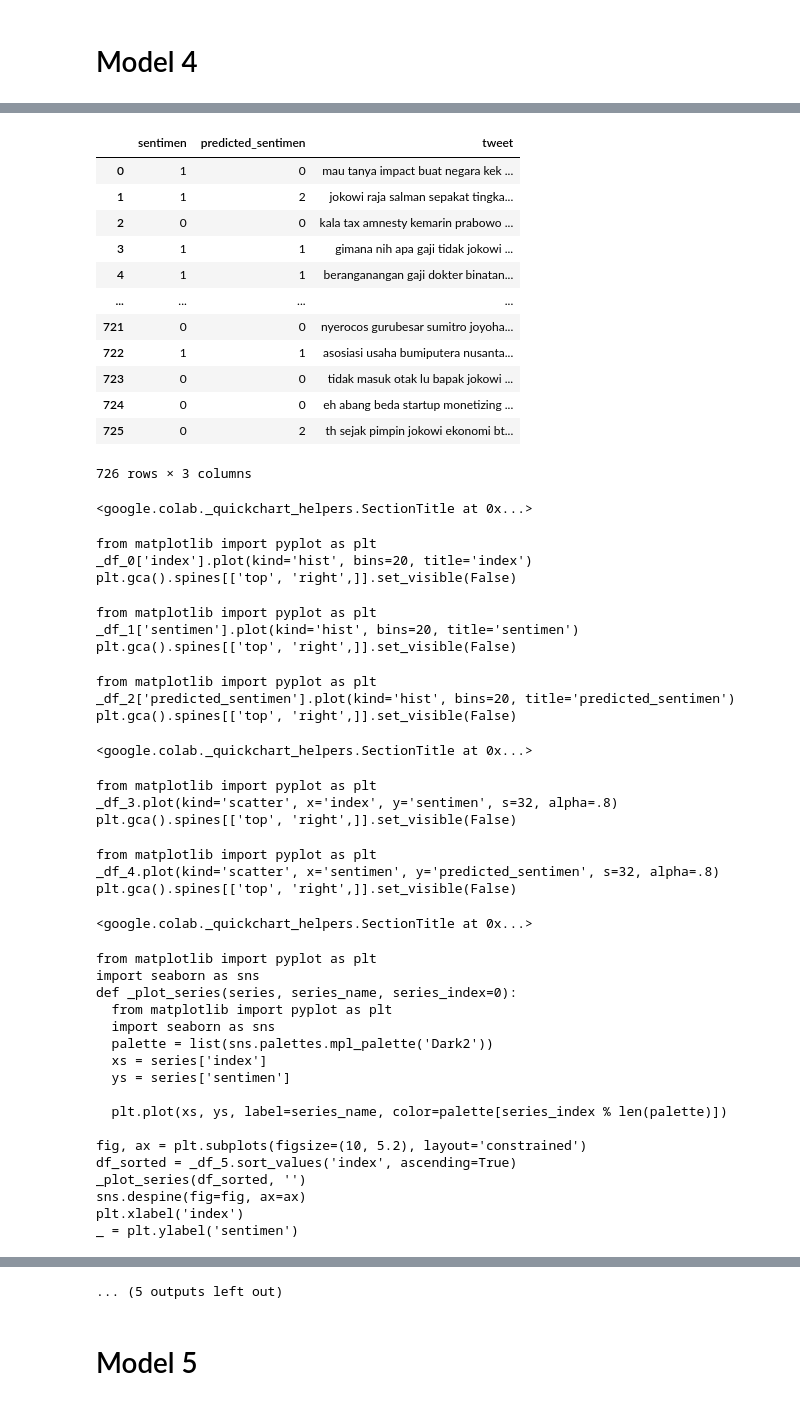
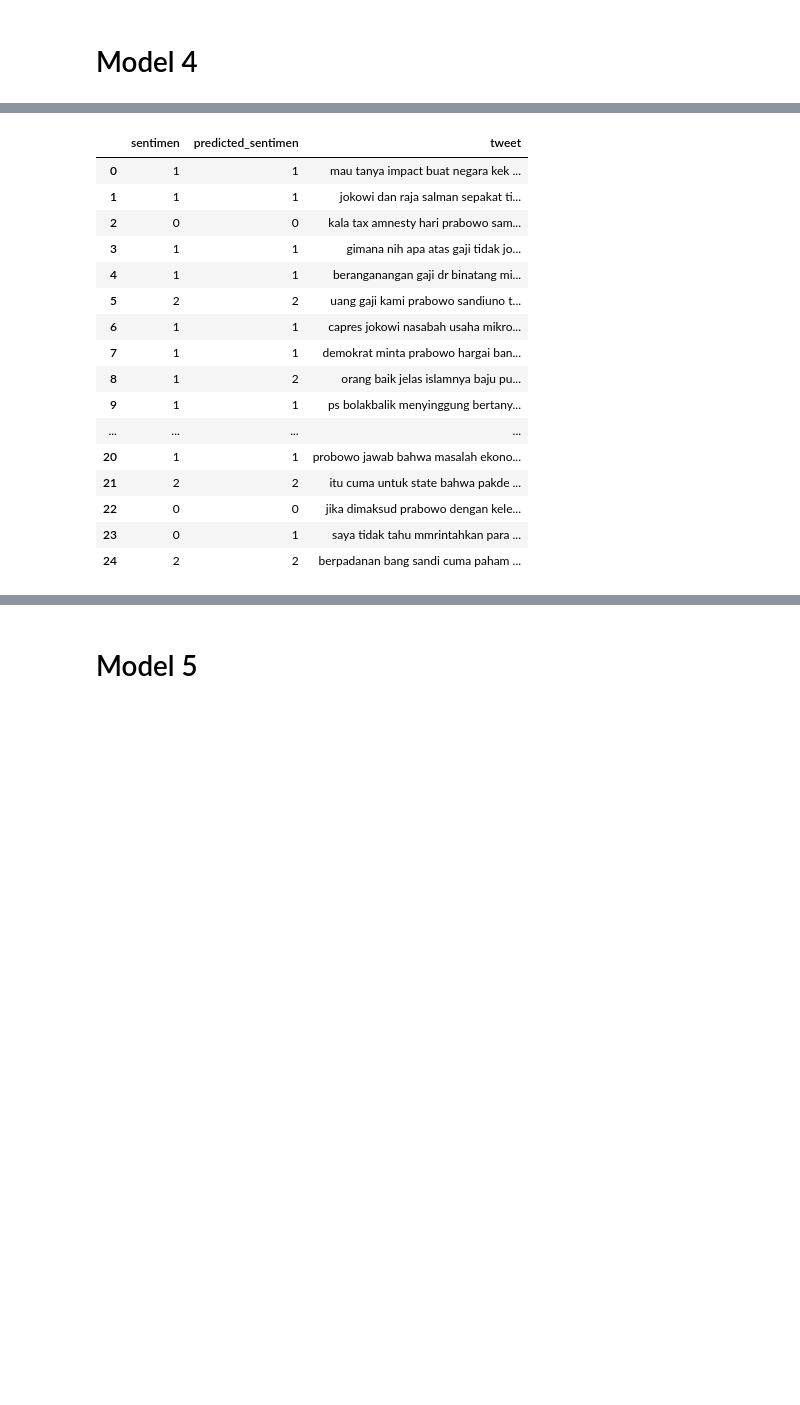
Before and after one commit to zanuura/twitter_sentiment_analysis, a Jupyter notebook: final_code/tweet_sentiment_analys.ipynb, the cells around one changed output, grey strips where cells are left out. Cells and saved outputs as stored; diff of their text form; code cells hidden in the pictures; blank space fills up the shorter version.

```diff
--- a/final_code/tweet_sentiment_analys.ipynb
+++ b/final_code/tweet_sentiment_analys.ipynb
@@ -23,6 +25,6 @@ nltk.download('stopwords')
 True
 # %%
-tweets = pd.read_csv('/datasets/tweet_aug.csv')
+tweets = pd.read_csv('D:/personal project/twitter_sentiment_analysis/datasets/tweet_aug_2.csv')
 tweets
 # %% [output]
 |  | Unnamed: 0 | sentimen | tweet |
@@ -110,6 +113,6 @@ round(sum([len(i.split()) for i in train_tweet])/len(train_tweet))
 # %%
 max_vocab_length = 10000 # max number of words to have in our vocabulary
-max_length = 19 # max length our sequences will be (e.g. how many words from a Tweet does our model see?)
+max_length = 24 # max length our sequences will be (e.g. how many words from a Tweet does our model see?)
 
 text_vectorizer = TextVectorization(
     max_tokens=max_vocab_length,
@@ -818,55 +830,24 @@ for idx in range(len(test_tweet)):
 # %%
 predicted_dataframe['sentimen'] = test_sentimen
 predicted_dataframe['predicted_sentimen'] = [np.argmax(array) for array in predicted_sentiment]
 predicted_dataframe['tweet'] = test_tweet
 
-display(predicted_dataframe)
+display(predicted_dataframe[:25])
 # %% [output]
 |  | sentimen | predicted_sentimen | tweet |
-| 0 | 1 | 0 | mau tanya impact buat negara kek ... |
-| 1 | 1 | 2 | jokowi raja salman sepakat tingka... |
-| 2 | 0 | 0 | kala tax amnesty kemarin prabowo ... |
-| 3 | 1 | 1 | gimana nih apa gaji tidak jokowi ... |
-| 4 | 1 | 1 | beranganangan gaji dokter binatan... |
+| 0 | 1 | 1 | mau tanya impact buat negara kek ... |
+| 1 | 1 | 1 | jokowi dan raja salman sepakat ti... |
+| 2 | 0 | 0 | kala tax amnesty hari prabowo sam... |
+| 3 | 1 | 1 | gimana nih apa atas gaji tidak jo... |
+| 4 | 1 | 1 | beranganangan gaji dr binatang mi... |
+| 5 | 2 | 2 | uang gaji kami prabowo sandiuno t... |
+| 6 | 1 | 1 | capres jokowi nasabah usaha mikro... |
+| 7 | 1 | 1 | demokrat minta prabowo hargai ban... |
+| 8 | 1 | 2 | orang baik jelas islamnya baju pu... |
+| 9 | 1 | 1 | ps bolakbalik menyinggung bertany... |
 | ... | ... | ... | ... |
-| 721 | 0 | 0 | nyerocos gurubesar sumitro joyoha... |
-| 722 | 1 | 1 | asosiasi usaha bumiputera nusanta... |
-| 723 | 0 | 0 | tidak masuk otak lu bapak jokowi ... |
-| 724 | 0 | 0 | eh abang beda startup monetizing ... |
-| 725 | 0 | 2 | th sejak pimpin jokowi ekonomi bt... |
+| 20 | 1 | 1 | probowo jawab bahwa masalah ekono... |
+| 21 | 2 | 2 | itu cuma untuk state bahwa pakde ... |
+| 22 | 0 | 0 | jika dimaksud prabowo dengan kele... |
+| 23 | 0 | 1 | saya tidak tahu mmrintahkan para ... |
+| 24 | 2 | 2 | berpadanan bang sandi cuma paham ... |
-726 rows × 3 columns
-<google.colab._quickchart_helpers.SectionTitle at 0x...>
-from matplotlib import pyplot as plt
-_df_0['index'].plot(kind='hist', bins=20, title='index')
-plt.gca().spines[['top', 'right',]].set_visible(False)
-from matplotlib import pyplot as plt
-_df_1['sentimen'].plot(kind='hist', bins=20, title='sentimen')
-plt.gca().spines[['top', 'right',]].set_visible(False)
-from matplotlib import pyplot as plt
-_df_2['predicted_sentimen'].plot(kind='hist', bins=20, title='predicted_sentimen')
-plt.gca().spines[['top', 'right',]].set_visible(False)
-<google.colab._quickchart_helpers.SectionTitle at 0x...>
-from matplotlib import pyplot as plt
-_df_3.plot(kind='scatter', x='index', y='sentimen', s=32, alpha=.8)
-plt.gca().spines[['top', 'right',]].set_visible(False)
-from matplotlib import pyplot as plt
-_df_4.plot(kind='scatter', x='sentimen', y='predicted_sentimen', s=32, alpha=.8)
-plt.gca().spines[['top', 'right',]].set_visible(False)
-<google.colab._quickchart_helpers.SectionTitle at 0x...>
-from matplotlib import pyplot as plt
-import seaborn as sns
-def _plot_series(series, series_name, series_index=0):
-  from matplotlib import pyplot as plt
-  import seaborn as sns
-  palette = list(sns.palettes.mpl_palette('Dark2'))
-  xs = series['index']
-  ys = series['sentimen']
-
-  plt.plot(xs, ys, label=series_name, color=palette[series_index % len(palette)])
-
-fig, ax = plt.subplots(figsize=(10, 5.2), layout='constrained')
-df_sorted = _df_5.sort_values('index', ascending=True)
-_plot_series(df_sorted, '')
-sns.despine(fig=fig, ax=ax)
-plt.xlabel('index')
-_ = plt.ylabel('sentimen')
@@ -890,4 +854,3 @@ _ = plt.ylabel('predicted_sentimen')
-... (5 outputs left out)
 # %% [markdown]
 # Model 5
 # %%
```
Also changed, not shown: parts of 39 cells of this notebook, 9 other files.
